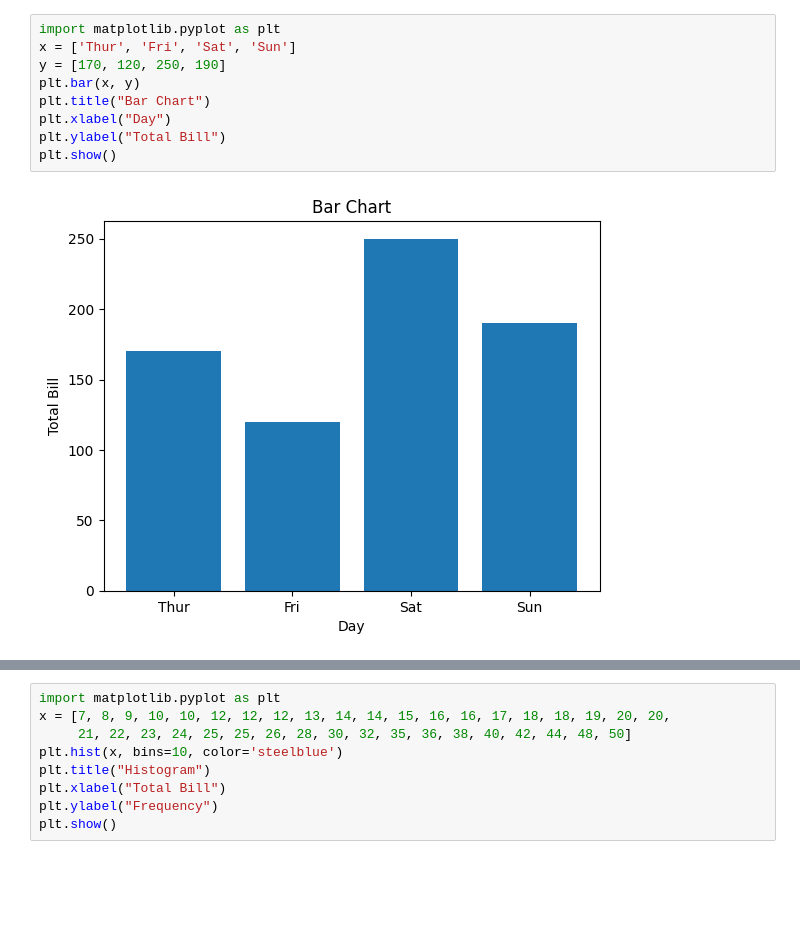
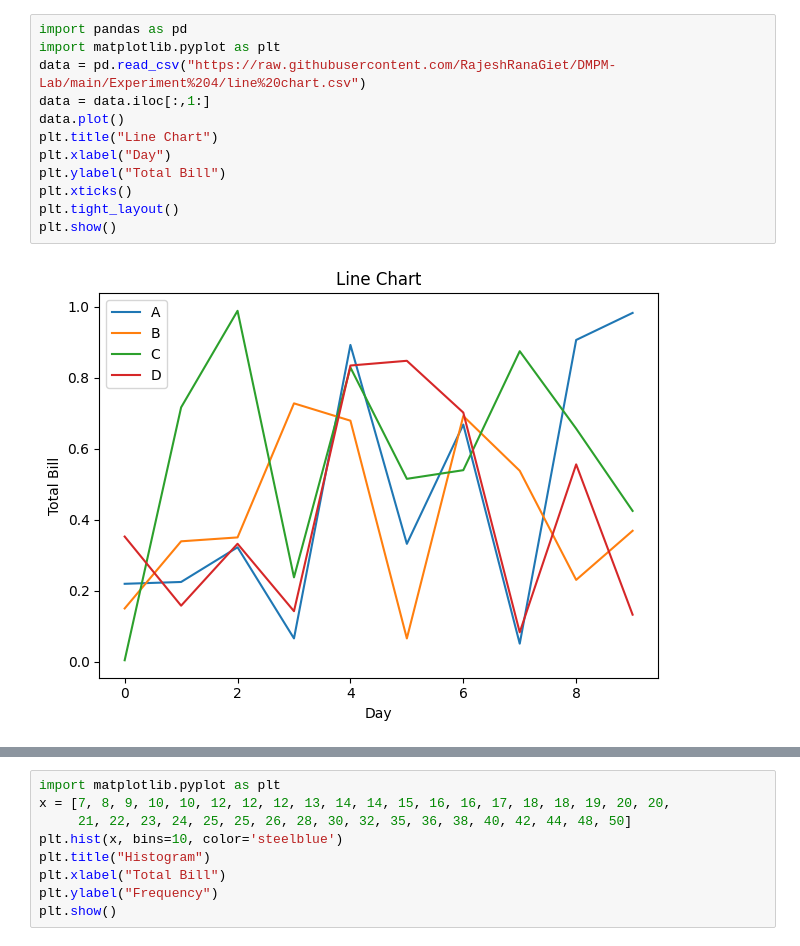
Before and after one commit to RajeshRanaGiet/DMPM-Lab, a Jupyter notebook: Experiment 4/Assignment_4.ipynb, the cells around one changed output, grey strips where cells are left out. Drawn from its saved outputs; the diff is of its cells as text; blank space fills up the shorter version.

```diff
--- a/Experiment 4/Assignment_4.ipynb
+++ b/Experiment 4/Assignment_4.ipynb
@@ -14,11 +3,14 @@ plt.show()
-# %%
-import matplotlib.pyplot as plt
-x = ['Thur', 'Fri', 'Sat', 'Sun']
-y = [170, 120, 250, 190]
-plt.bar(x, y)
-plt.title("Bar Chart")
-plt.xlabel("Day")
-plt.ylabel("Total Bill")
-plt.show()
-# %% [output]
-[figure, removed]
+# %%
+import pandas as pd
+import matplotlib.pyplot as plt
+data = pd.read_csv("https://raw.githubusercontent.com/RajeshRanaGiet/DMPM-Lab/main/Experiment%204/line%20chart.csv")
+data = data.iloc[:,1:]
+data.plot()
+plt.title("Line Chart")
+plt.xlabel("Day")
+plt.ylabel("Total Bill")
+plt.xticks()
+plt.tight_layout()
+plt.show()
+# %% [output]
+[figure, added]
```
Also changed, not shown: parts of 3 cells of this notebook.
